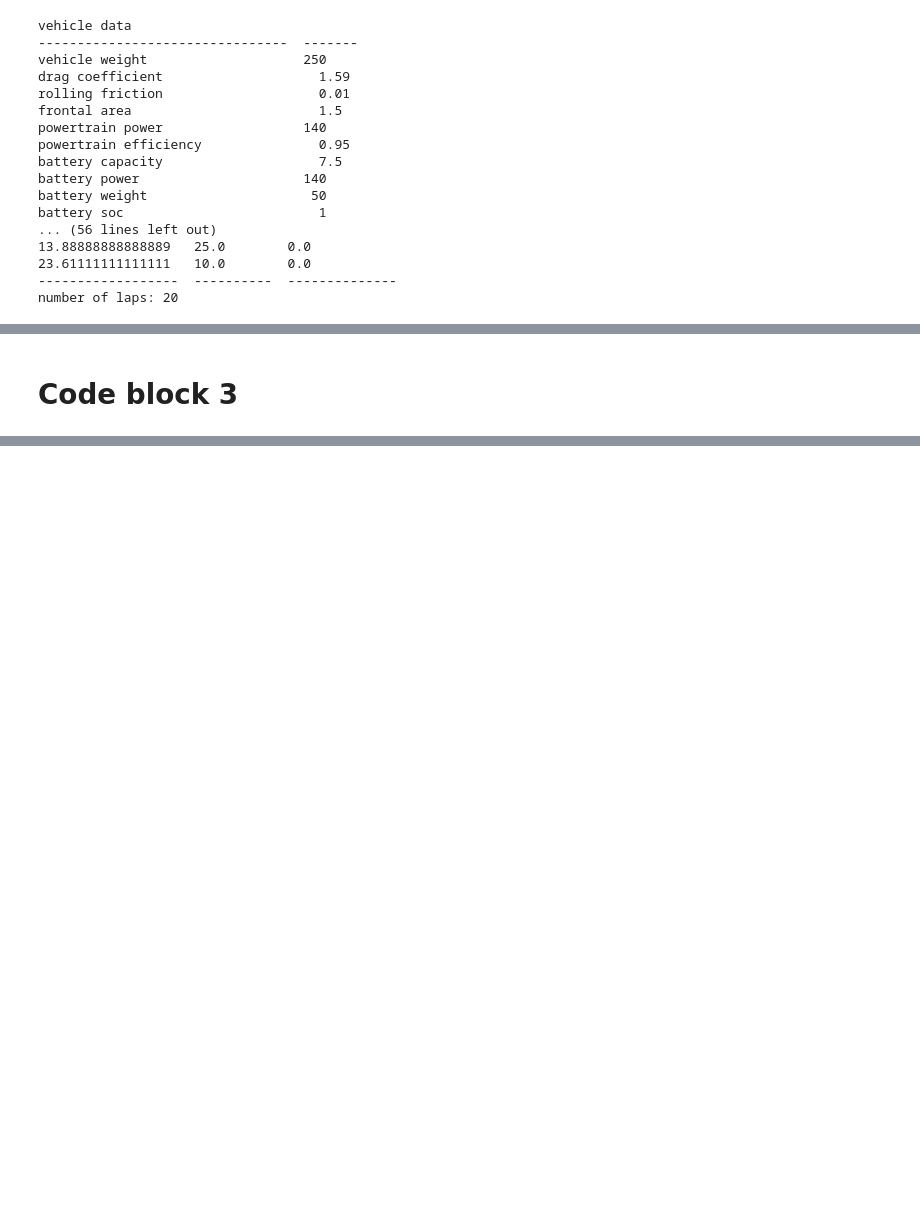
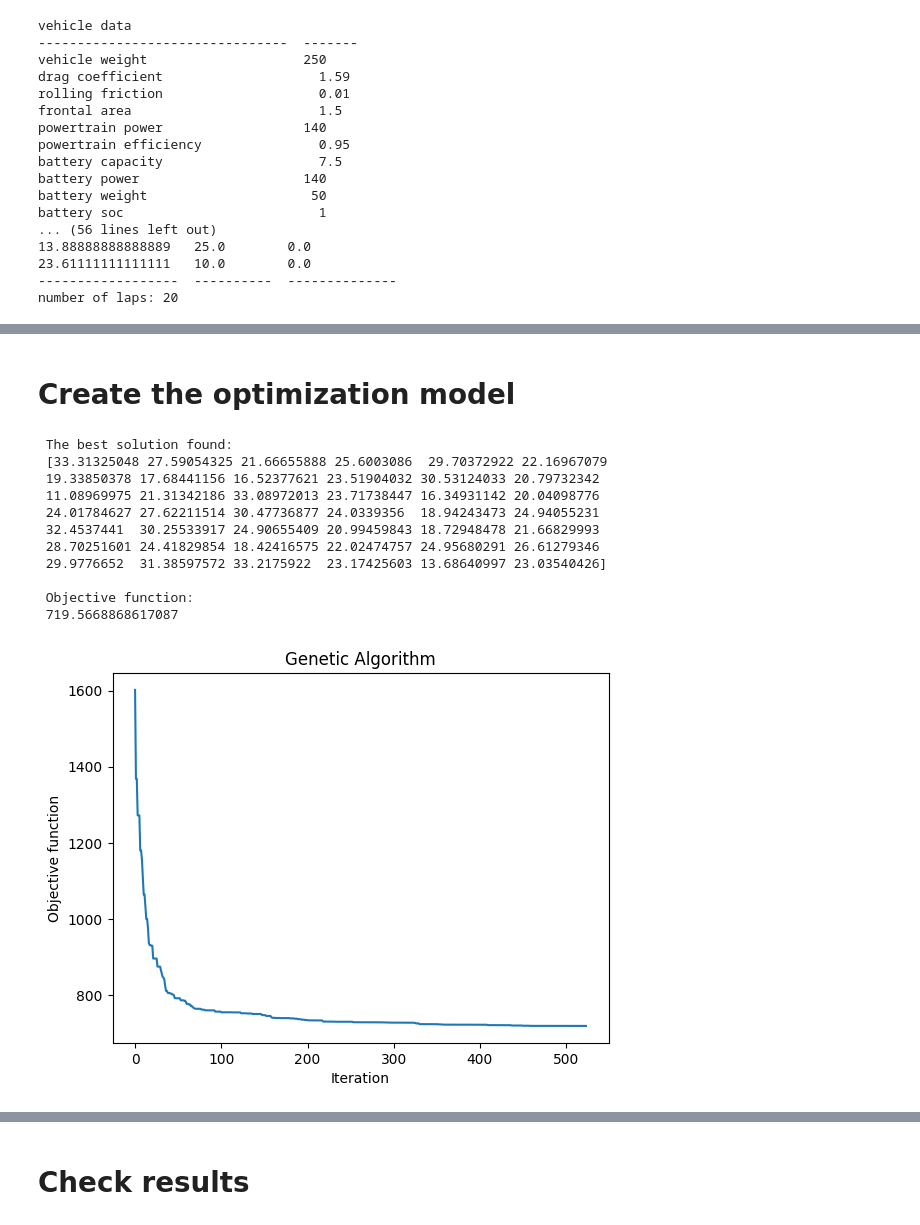
Before and after one commit to Wa7be/race-car-energy-system-management, a Jupyter notebook: Race-car-jupyter.ipynb, the cells around one changed output, grey strips where cells are left out. Saved outputs shown, nothing was run; the diff lists cells and outputs as text; code cells hidden in the pictures; blank space fills up the shorter version.

```diff
--- a/Race-car-jupyter.ipynb
+++ b/Race-car-jupyter.ipynb
@@ -270,2 +280,53 @@ total_time=model_values_list[1]
-# %% [markdown]
-# Code block 3
+# %% [markdown]
+# Create the optimization model
+# %%
+
+
+# Adjust GA parameters
+
+algorithm_param = {
+    "max_num_iteration": 600,
+    "population_size": 100,
+    "mutation_probability": 0.1,
+    "elit_ratio": 0.01,
+    "crossover_probability": 0.5,
+    "parents_portion": 0.01,
+    "crossover_type": "uniform",
+    "max_iteration_without_improv": 50,
+}
+
+# set max speed boundary
+
+varbound = np.stack((np.zeros(len(track_max_speed)), track_max_speed), axis=1)
+
+# run genetic algorithm
+
+model = ga(
+    function=totaltime,
+    dimension=len(track_length),
+    variable_type="real",
+    variable_boundaries=varbound,
+    algorithm_parameters=algorithm_param,
+)
+model.run()
+
+# Parse Results
+
+model_values = model.output_dict.values()
+model_values_list = list(model_values)
+
+track_speed = model_values_list[0]
+total_time = model_values_list[1]
+# %% [output]
+ The best solution found:
+ [33.31325048 27.59054325 21.66655888 25.6003086  29.70372922 22.16967079
+ 19.33850378 17.68441156 16.52377621 23.51904032 30.53124033 20.79732342
+ 11.08969975 21.31342186 33.08972013 23.71738447 16.34931142 20.04098776
+ 24.01784627 27.62211514 30.47736877 24.0339356  18.94243473 24.94055231
+ 32.4537441  30.25533917 24.90655409 20.99459843 18.72948478 21.66829993
+ 28.70251601 24.41829854 18.42416575 22.02474757 24.95680291 26.61279346
+ 29.9776652  31.38597572 33.2175922  23.17425603 13.68640997 23.03540426]
+
+ Objective function:
+ 719.5668868617087
+[figure, added]
@@ -272,3 +334,5 @@ total_time=model_values_list[1]
+# %% [markdown]
+# Check results
 # %%
 # dashboard
 print('\n')
```
Also changed, not shown: parts of 10 cells of this notebook, 4 other files.
